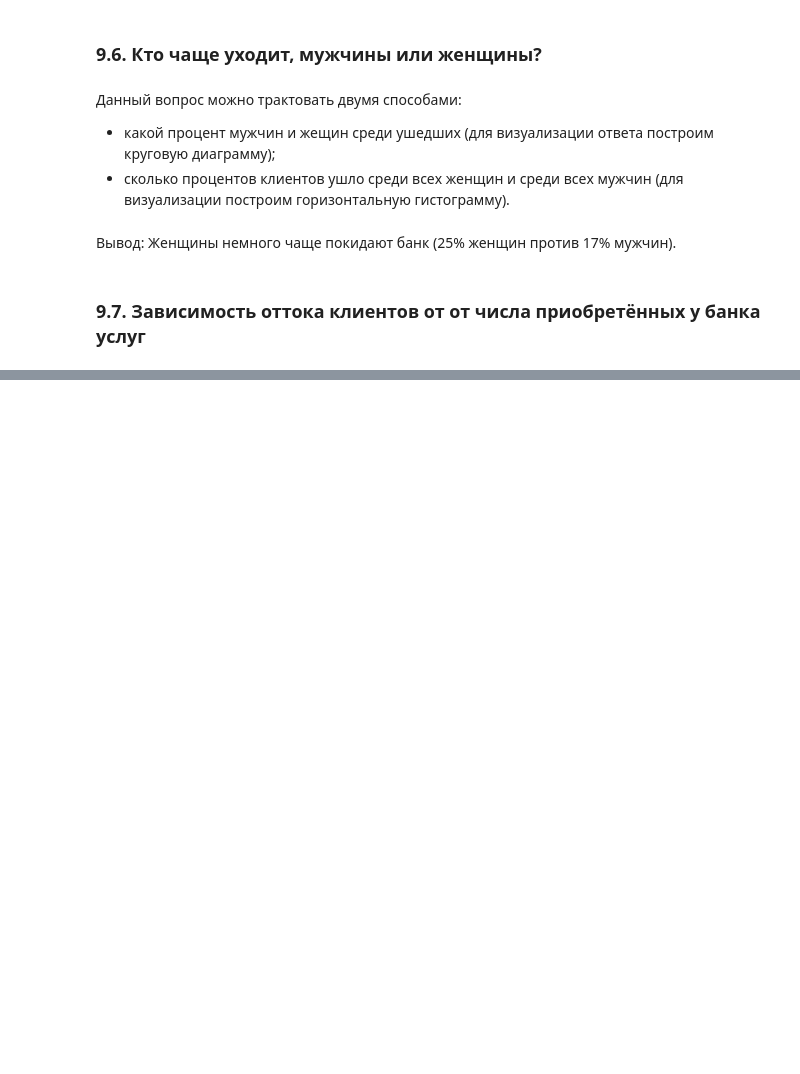
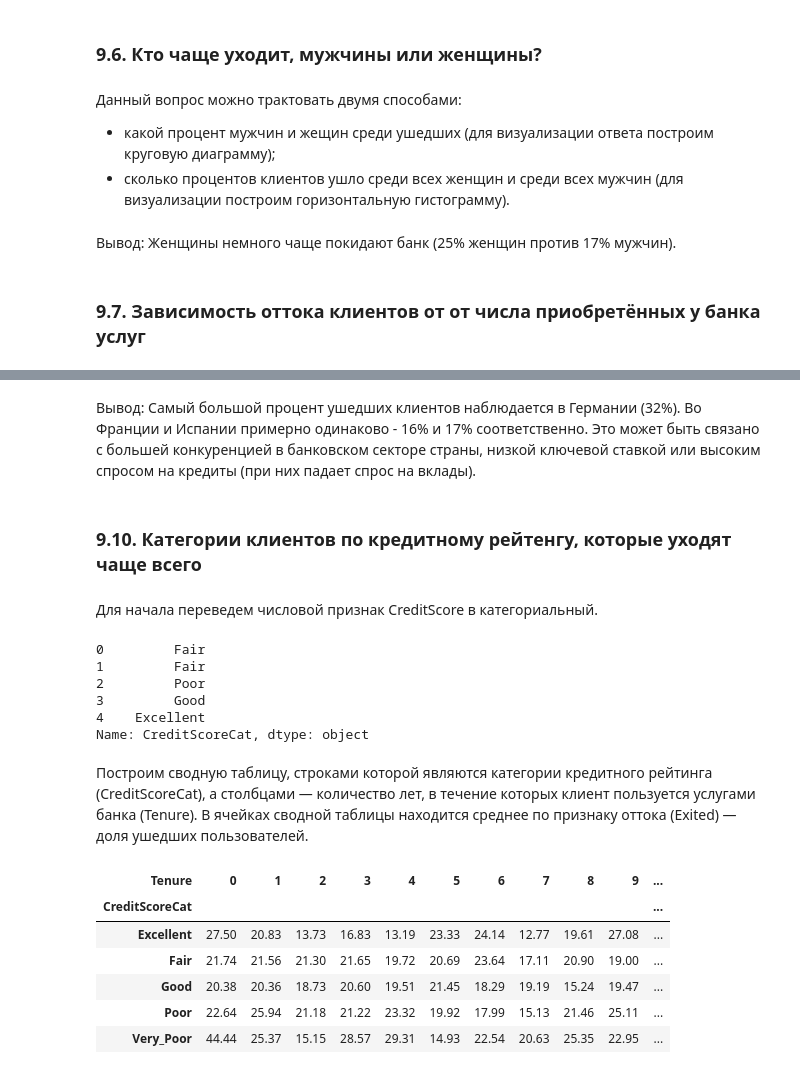
Before and after one commit to SudarickovIlya/DataCleaningProject, a Jupyter notebook: HW-2/HW-2.ipynb, the cells around one changed output, grey strips where cells are left out. Saved outputs shown, nothing was run; the diff lists cells and outputs as text; code cells hidden in the pictures; blank space fills up the shorter version.

```diff
--- a/HW-2/HW-2.ipynb
+++ b/HW-2/HW-2.ipynb
@@ -234,0 +325,48 @@ fig.write_html('files to share/9.6.hist.html')
+# %% [markdown]
+Вывод: Самый большой процент ушедших клиентов наблюдается в Германии (32%). Во Франции и Испании примерно одинаково - 16% и 17% соответственно. Это может быть связано с большей конкуренцией в банковском секторе страны, низкой ключевой ставкой или высоким спросом на кредиты (при них падает спрос на вклады).
+# %% [markdown]
+### 9.10. Категории клиентов по кредитному рейтенгу, которые уходят чаще всего
+# %% [markdown]
+Для начала переведем числовой признак CreditScore в категориальный.
+# %%
+def get_credit_score_cat(credit_score):
+    if credit_score >= 300 and credit_score < 500:
+        return "Very_Poor"
+    elif credit_score >= 500 and credit_score < 601:
+        return "Poor"
+    elif credit_score >= 601 and credit_score < 661:
+        return "Fair"
+    elif credit_score >= 661 and credit_score < 781:
+        return "Good"
+    elif credit_score >= 781 and credit_score < 851:
+        return "Excellent"
+    elif credit_score >= 851:
+        return "Top"
+    elif credit_score < 300:
+        return "Deep"
+
+churn_data['CreditScoreCat'] = churn_data['CreditScore'].apply(get_credit_score_cat)
+
+display(churn_data['CreditScoreCat'].head())
+# %% [output]
+0         Fair
+1         Fair
+2         Poor
+3         Good
+4    Excellent
+Name: CreditScoreCat, dtype: object
+# %% [markdown]
+Построим сводную таблицу, строками которой являются категории кредитного рейтинга (CreditScoreCat), а столбцами — количество лет, в течение которых клиент пользуется услугами банка (Tenure). В ячейках сводной таблицы находится среднее по признаку оттока (Exited) — доля ушедших пользователей.
+# %%
+pivot = churn_data.pivot_table(values='Exited', index='CreditScoreCat', columns='Tenure', aggfunc='mean')
+pivot = pivot.round(4) * 100
+
+display(pivot.head())
+# %% [output]
+| Tenure | 0 | 1 | 2 | 3 | 4 | 5 | 6 | 7 | 8 | 9 | ... |
+| CreditScoreCat |  |  |  |  |  |  |  |  |  |  | ... |
+| Excellent | 27.50 | 20.83 | 13.73 | 16.83 | 13.19 | 23.33 | 24.14 | 12.77 | 19.61 | 27.08 | ... |
+| Fair | 21.74 | 21.56 | 21.30 | 21.65 | 19.72 | 20.69 | 23.64 | 17.11 | 20.90 | 19.00 | ... |
+| Good | 20.38 | 20.36 | 18.73 | 20.60 | 19.51 | 21.45 | 18.29 | 19.19 | 15.24 | 19.47 | ... |
+| Poor | 22.64 | 25.94 | 21.18 | 21.22 | 23.32 | 19.92 | 17.99 | 15.13 | 21.46 | 25.11 | ... |
+| Very_Poor | 44.44 | 25.37 | 15.15 | 28.57 | 29.31 | 14.93 | 22.54 | 20.63 | 25.35 | 22.95 | ... |
```
Also changed, not shown: parts of 15 cells of this notebook, 8 other files.
